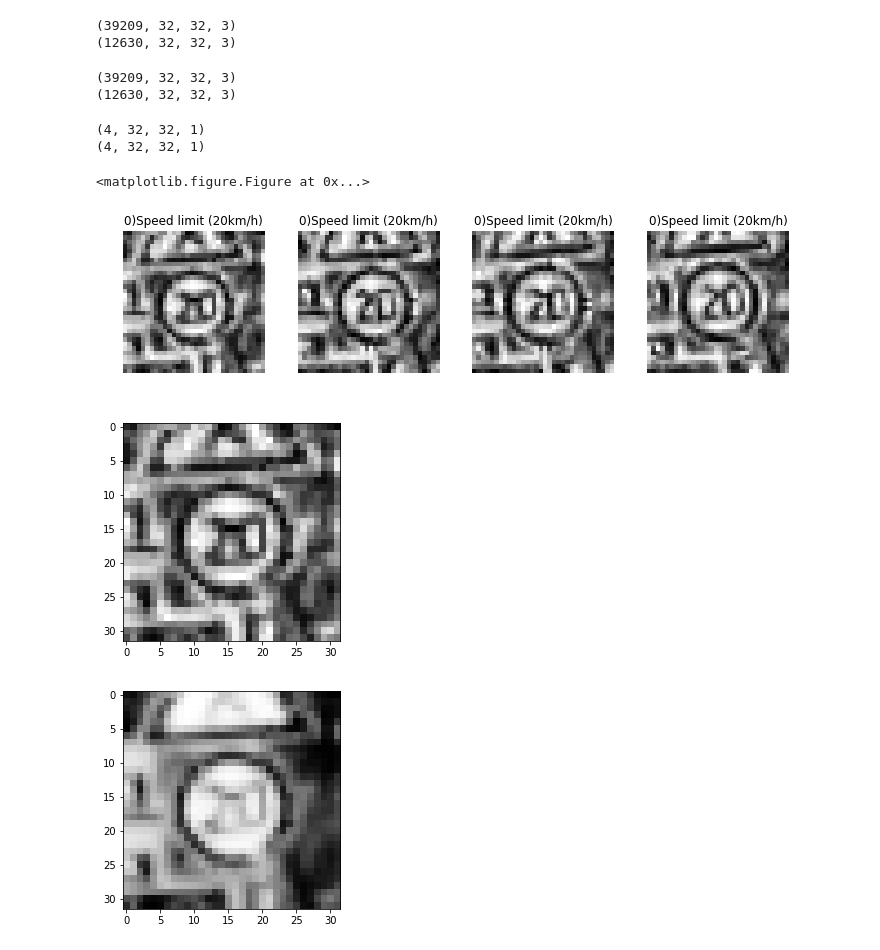
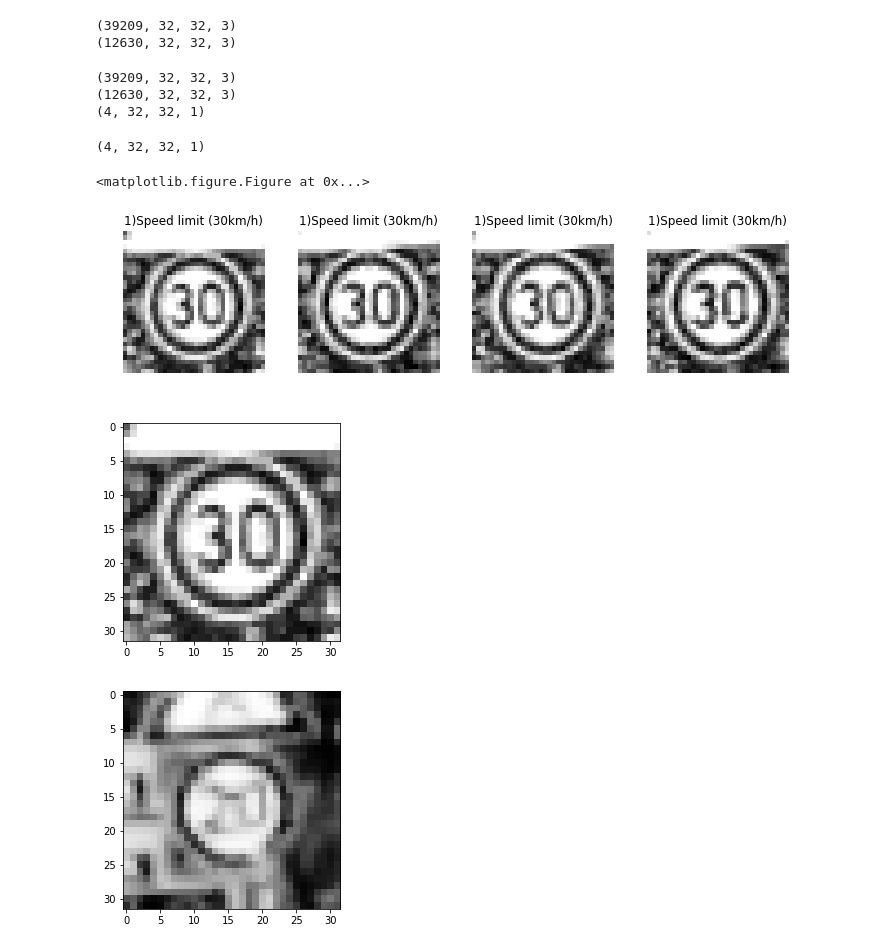
Before and after one commit to eugen8/CarND-Traffic-Sign-Classifier-Project, a Jupyter notebook: Traffic_Sign_Classifier.ipynb, the cells around one changed output. Drawn from its saved outputs; the diff is of its cells as text; code cells hidden in the pictures.

```diff
--- a/Traffic_Sign_Classifier.ipynb
+++ b/Traffic_Sign_Classifier.ipynb
@@ -210,7 +213,7 @@ def preProcess(in_images, progressInfo=False, grayscale=True, normalize=True, do
 (39209, 32, 32, 3)
 (12630, 32, 32, 3)
 # %%
-# Just to PLAY AROUND with image manipulations
+# TEST code - Just to PLAY AROUND with image manipulations
 
 
 ### Data exploration visualization goes here.
@@ -228,36 +231,36 @@ from skimage import exposure
 IMAGE_DEPTH = 1 # 3 if not colored, 1 if grayscale
 
 print(X_train.shape)
 print(X_test.shape)
 
 
 fig2 = plt.figure()
 
-X_trainPreprocessed=preProcess(X_train[0:4], **PREPROCESS_PARAMS)
+X_trainPreprocessed=preProcess(X_train[390:394], **PREPROCESS_PARAMS)
 
 print(X_trainPreprocessed.shape)
-printImgs(X_trainPreprocessed, y_train, idxArray=[0,1,2,3], size1=2, size2=2, cmap='gray' )
+printImgs(X_trainPreprocessed, y_train[390:394], idxArray=[0,1,2,3], size1=2, size2=2, cmap='gray' )
 
 
 with open('../storage/modified/testSavePickle.p', 'wb') as handle:
     pickle.dump(X_trainPreprocessed, handle, protocol=pickle.HIGHEST_PROTOCOL)
 
 with open('../storage/modified/testSavePickle.p','rb') as handle:
     x2 = pickle.load(handle)
 
 print(x2.shape)
 img = x2[0]
 plt.figure()
 
 # plt.xticks([]), plt.yticks([])
 plt.imshow(img.squeeze(), cmap='gray')
 plt.show()
 # %% [output]
 (39209, 32, 32, 3)
 (12630, 32, 32, 3)
+(4, 32, 32, 1)
 (4, 32, 32, 1)
-(4, 32, 32, 1)
 <matplotlib.figure.Figure at 0x...>
-[figure, old version]
+[figure, new version]
-[figure, old version]
+[figure, new version]
 # %%
```
Also changed, not shown: parts of 15 cells of this notebook, 3 other files.
